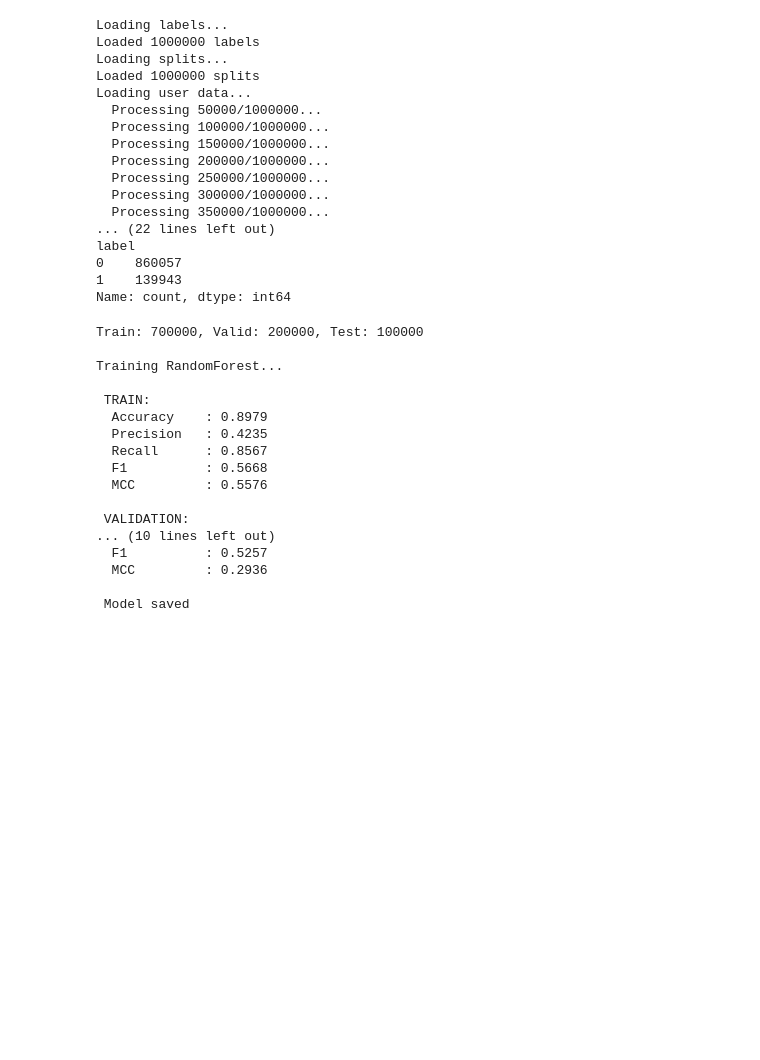
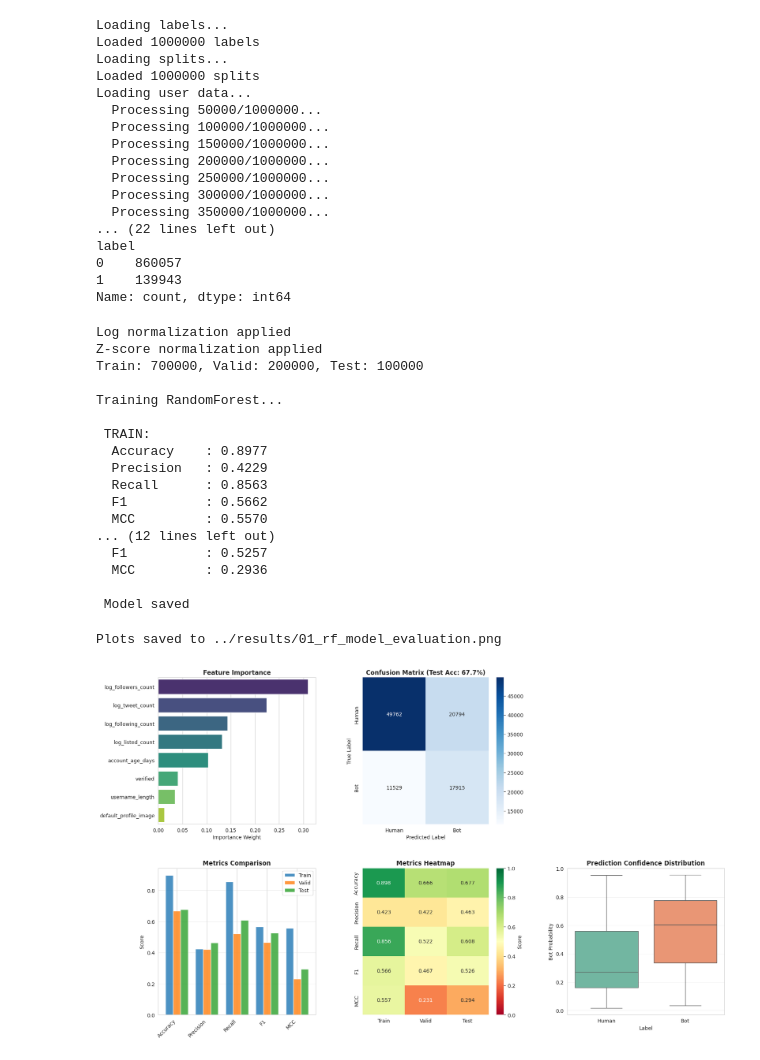
Before and after one commit to PILCEK8181/social-media-bot-detection, a Jupyter notebook: notebooks/01_rf_notebook.ipynb, the cells around one changed output. Saved outputs shown, nothing was run; the diff lists cells and outputs as text; code cells hidden in the pictures; blank space fills up the shorter version.

Commit message:
Update feature branch, create results folder

```diff
--- a/notebooks/01_rf_notebook.ipynb
+++ b/notebooks/01_rf_notebook.ipynb
@@ -101,20 +102,42 @@ label
 1    139943
 Name: count, dtype: int64
 # %%
+
 feature_cols = ['followers_count', 'following_count', 'tweet_count', 'listed_count',
                 'username_length', 'account_age_days', 'verified', 'default_profile_image']
 
+# Log // todo log age?
+for col in ['followers_count', 'following_count', 'tweet_count', 'listed_count']:
+    df[f'log_{col}'] = np.log1p(df[col])
 
+log_features = ['log_followers_count', 'log_following_count', 'log_tweet_count', 'log_listed_count']
+other_features = ['username_length', 'account_age_days', 'verified', 'default_profile_image']
+feature_cols_final = log_features + other_features
 
-X_train = df[df['split'] == 'train'][feature_cols]
+print("Log normalization applied")
+
+X_train = df[df['split'] == 'train'][feature_cols_final].copy()
 y_train = df[df['split'] == 'train']['label']
-X_valid = df[df['split'] == 'val'][feature_cols]
+X_valid = df[df['split'] == 'val'][feature_cols_final].copy()
 y_valid = df[df['split'] == 'val']['label']
-X_test = df[df['split'] == 'test'][feature_cols]
+X_test = df[df['split'] == 'test'][feature_cols_final].copy()
 y_test = df[df['split'] == 'test']['label']
+
+# Z-score
+scaler = StandardScaler()
+X_train = scaler.fit_transform(X_train)
+X_valid = scaler.transform(X_valid)
+X_test = scaler.transform(X_test)
+
+X_train = pd.DataFrame(X_train, columns=feature_cols_final)
+X_valid = pd.DataFrame(X_valid, columns=feature_cols_final)
+X_test = pd.DataFrame(X_test, columns=feature_cols_final)
+
+print("Z-score normalization applied")
 
 print(f"Train: {len(X_train)}, Valid: {len(X_valid)}, Test: {len(X_test)}")
 
+#todo
 print("\nTraining RandomForest...")
 rf_model = RandomForestClassifier(n_estimators=200, max_depth=20, min_samples_split=5,
                                   min_samples_leaf=2, class_weight='balanced',
@@ -131,6 +154,7 @@ def evaluate(X, y, name):
         'Recall': recall_score(y, y_pred, zero_division=0),
         'F1': f1_score(y, y_pred, zero_division=0),
         'MCC': matthews_corrcoef(y, y_pred),
+        #'ROC-AUC': roc_auc_score(y, y_proba)
     }
 
     print(f"\n {name}:")
@@ -143,22 +167,23 @@ train_metrics, y_train_pred, y_train_proba = evaluate(X_train, y_train, "TRAIN")
 valid_metrics, y_valid_pred, y_valid_proba = evaluate(X_valid, y_valid, "VALIDATION")
 test_metrics, y_test_pred, y_test_proba = evaluate(X_test, y_test, "TEST")
 
+# save model
 joblib.dump(rf_model, '../models/twibot22_rf.joblib')
 print("\n Model saved")
 # %% [output]
+Log normalization applied
+Z-score normalization applied
 Train: 700000, Valid: 200000, Test: 100000
 
 Training RandomForest...
 
  TRAIN:
-  Accuracy    : 0.8979
-  Precision   : 0.4235
-  Recall      : 0.8567
-  F1          : 0.5668
-  MCC         : 0.5576
-
- VALIDATION:
-... (10 lines left out)
+  Accuracy    : 0.8977
+  Precision   : 0.4229
+  Recall      : 0.8563
+  F1          : 0.5662
+  MCC         : 0.5570
+... (12 lines left out)
   F1          : 0.5257
   MCC         : 0.2936
 
@@ -175,7 +200,7 @@ gs = fig.add_gridspec(2, 3, hspace=0.3, wspace=0.3)
 ax1 = fig.add_subplot(gs[0, 0])
 importances = rf_model.feature_importances_
 indices = np.argsort(importances)[::-1]
-names = [feature_cols[i] for i in indices]
+names = [feature_cols_final[i] for i in indices]
 sns.barplot(x=importances[indices], y=names, ax=ax1, palette="viridis")
 ax1.set_title("Feature Importance", fontsize=12, fontweight='bold')
 ax1.set_xlabel("Importance Weight")
@@ -206,32 +231,35 @@ ax3.set_ylabel('Score')
 ax3.set_title('Metrics Comparison', fontsize=12, fontweight='bold')
 ax3.set_xticks(x)
 ax3.set_xticklabels(metrics_names, rotation=45, ha='right')
 ax3.legend()
 ax3.grid(True, alpha=0.3, axis='y')
 
 # metrics heatmap
 ax4 = fig.add_subplot(gs[1, 1])
 metrics_comparison = pd.DataFrame({
     'Train': train_vals,
     'Valid': valid_vals,
     'Test': test_vals
 }, index=metrics_names)
 sns.heatmap(metrics_comparison, annot=True, fmt='.3f', cmap='RdYlGn', ax=ax4,
             cbar_kws={'label': 'Score'}, vmin=0, vmax=1)
 ax4.set_title('Metrics Heatmap', fontsize=12, fontweight='bold')
 
 # prediction confidence distribution
 ax5 = fig.add_subplot(gs[1, 2])
 plot_df = pd.DataFrame({
     'Label': y_test.map({0: 'Human', 1: 'Bot'}),
     'Probability': y_test_proba
 })
 sns.boxplot(x='Label', y='Probability', data=plot_df, ax=ax5, palette="Set2")
 ax5.set_title('Prediction Confidence Distribution', fontsize=12, fontweight='bold')
 ax5.set_ylabel('Bot Probability')
 ax5.grid(True, alpha=0.3, axis='y')
 
 plt.tight_layout()
-#plt.savefig('../results/01_rf_model_evaluation.png', dpi=300, bbox_inches='tight')
+plt.savefig('../results/01_rf_model_evaluation.png', dpi=300, bbox_inches='tight')
 print("Plots saved to ../results/01_rf_model_evaluation.png")
-#plt.show()
+plt.show()
+# %% [output]
+Plots saved to ../results/01_rf_model_evaluation.png
+[figure, added]
```
Also changed, not shown: parts of 1 cell of this notebook, 2 other files.
